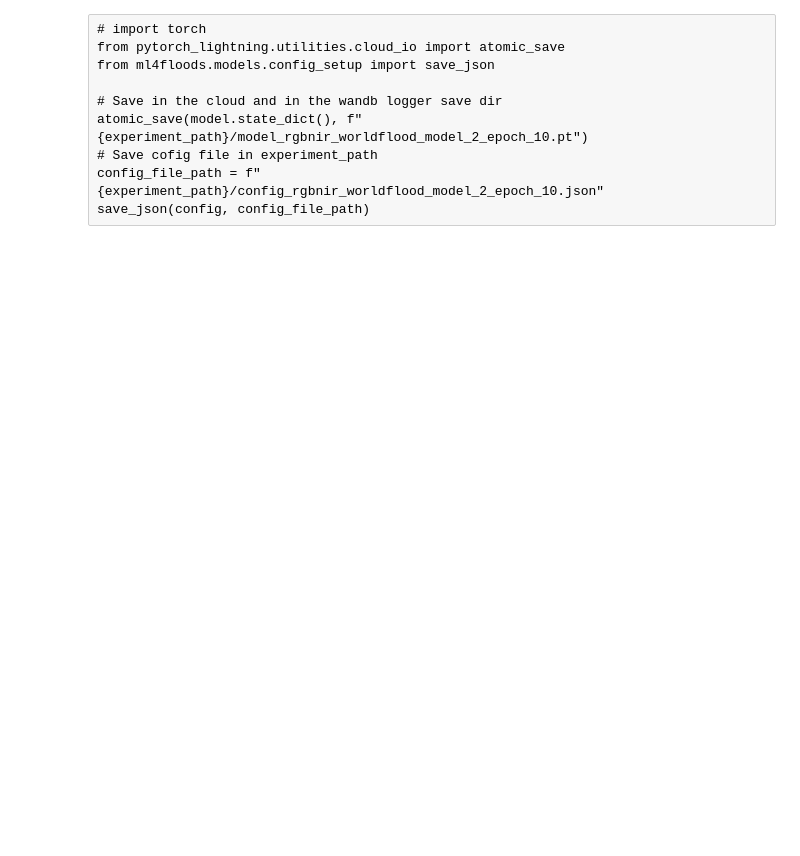
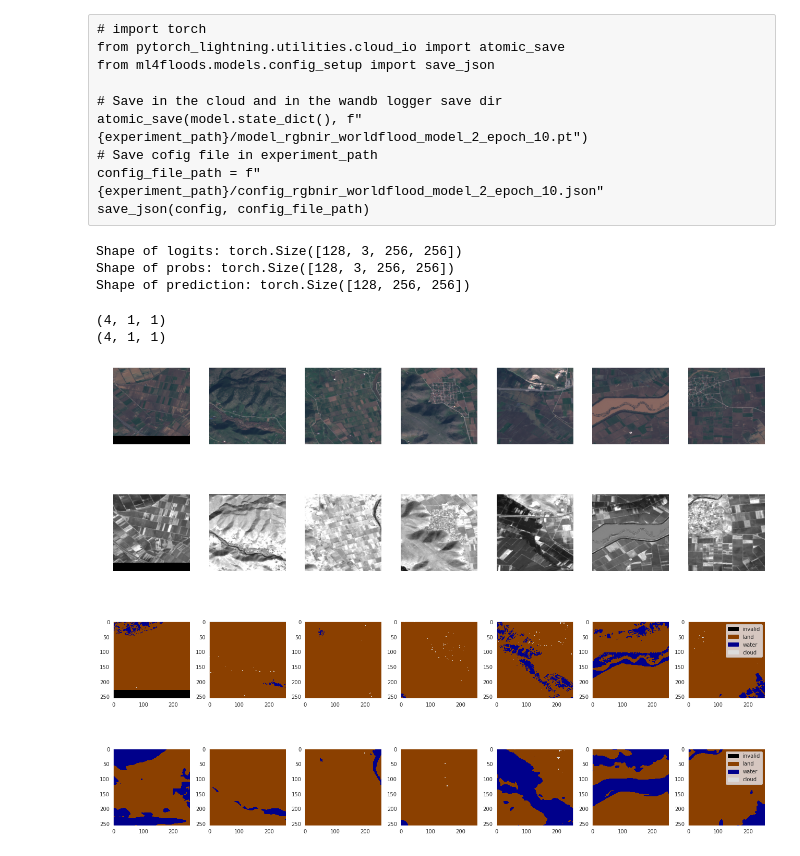
Before and after one commit to trongan93/swrnet, a Jupyter notebook: flooding_transfer_learning-rgb_ir.ipynb, the cells around one changed output. Cells and saved outputs as stored; diff of their text form; code cells hidden in the pictures; blank space fills up the shorter version.

```diff
--- a/flooding_transfer_learning-rgb_ir.ipynb
+++ b/flooding_transfer_learning-rgb_ir.ipynb
@@ -56,7 +56,7 @@ Loaded Config for experiment:  worldfloods_demo_test
 # %%
 config.experiment_name = 'training_flooding_bgri'
 config.data_params.channel_configuration = 'bgri'
-config.data_params.batch_size = 48
+# config.data_params.batch_size = 48
 config.model_params.hyperparameters.channel_configuration = 'bgri'
 config.model_params.hyperparameters.num_channels = 4
 config.data_params.bucket_id = ""
@@ -85,7 +85,7 @@ config.model_params
 
 from ml4floods.models.dataset_setup import get_dataset
 
-config.data_params.batch_size = 48 # control this depending on the space on your GPU!
+config.data_params.batch_size = 128 # control this depending on the space on your GPU!
 config.data_params.loader_type = 'local'
 config.data_params.path_to_splits = "/mnt/d/Flooding/worldfloods_v1_0" # local folder to download the data
 config.data_params.train_test_split_file = "/mnt/d/Flooding/train_test_split_local.json"
@@ -307,7 +307,7 @@ The trained model will be stored in train_models/training_flooding_bgri
 # %%
 from pytorch_lightning import Trainer
 
-config.gpus = 8 # which gpu to use
+config.gpus = 4 # which gpu to use
 # config.gpus = None # to not use GPU
 config.model_params.hyperparameters.max_epochs = 40 # train for maximum 4 epochs
 
@@ -461,17 +503,25 @@ probs = torch.softmax(logits, dim=1)
 print(f"Shape of probs: {probs.shape}")
 prediction = torch.argmax(probs, dim=1).long().cpu()
 print(f"Shape of prediction: {prediction.shape}")
+# %% [output]
+Shape of logits: torch.Size([128, 3, 256, 256])
+Shape of probs: torch.Size([128, 3, 256, 256])
+Shape of prediction: torch.Size([128, 256, 256])
 # %%
-n_image_start=1
-n_images=7
+n_image_start=7
+n_images=14
 count=int(n_images-n_image_start)
 fig, axs = plt.subplots(4, count, figsize=(18,14),tight_layout=True)
 importlib.reload(flooding_model)
 flooding_model.plot_batch(batch_val["image"][n_image_start:n_images],channel_configuration="bgri",axs=axs[0],max_clip_val=3500.)
 flooding_model.plot_batch(batch_val["image"][n_image_start:n_images],channel_configuration="bgri",bands_show=["B8","B8", "B8"],axs=axs[1],max_clip_val=3500.)
 # flooding_model.plot_batch(batch_val["image"][:n_images],bands_show=["B11","B8", "B4"],axs=axs[1],max_clip_val=4500.)
 flooding_model.plot_batch_output_v1(batch_val["mask"][n_image_start:n_images, 0],axs=axs[2], show_axis=True)
 flooding_model.plot_batch_output_v1(prediction[n_image_start:n_images] + 1,axs=axs[3], show_axis=True)
 
 for ax in axs.ravel():
     ax.grid(False)
+# %% [output]
+(4, 1, 1)
+(4, 1, 1)
+[figure, added]
```
Also changed, not shown: parts of 9 cells of this notebook.
